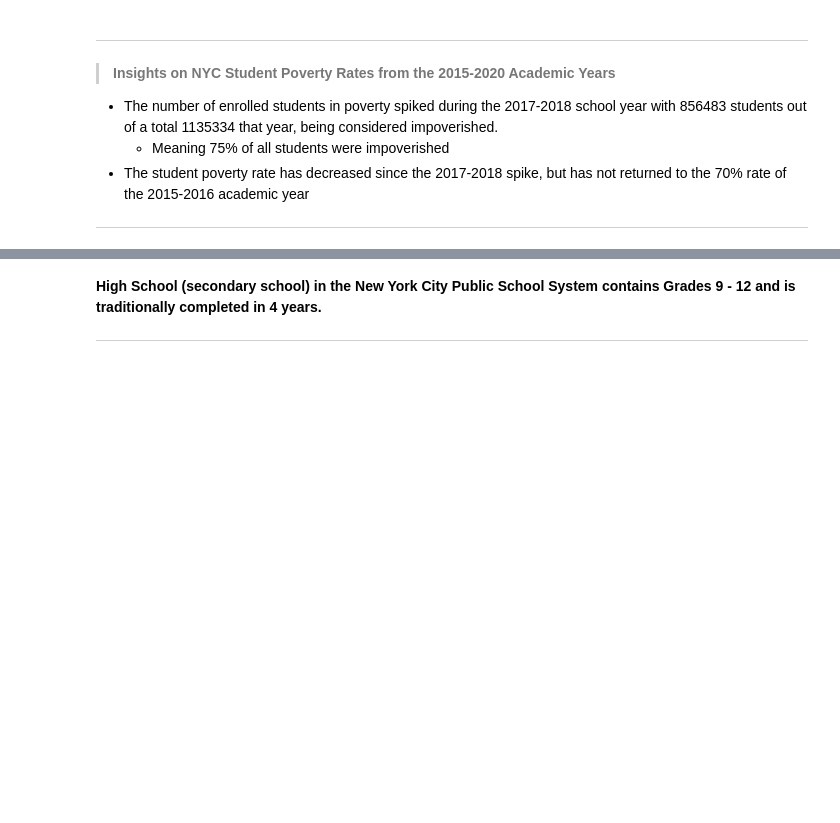
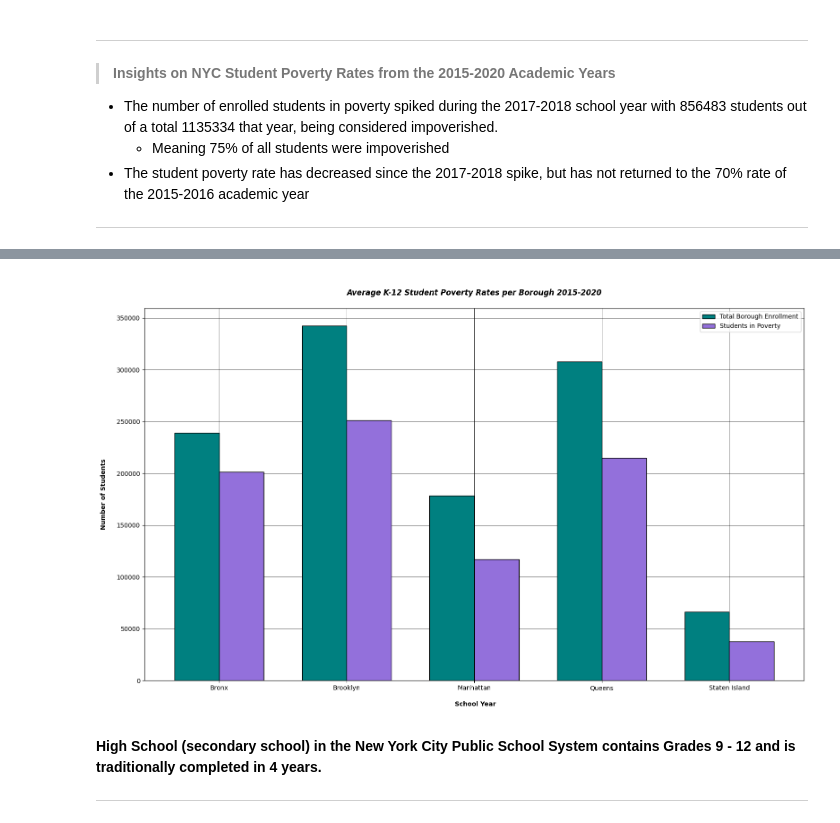
Before and after one commit to thetechleila/NYC-Public-Schools-EDA-Pre-and-Post-Pandemic, a Jupyter notebook: code/eda.ipynb, the cells around one changed output, grey strips where cells are left out. Saved outputs shown, nothing was run; the diff lists cells and outputs as text; code cells hidden in the pictures; blank space fills up the shorter version.

```diff
--- a/code/eda.ipynb
+++ b/code/eda.ipynb
@@ -631,0 +634,9 @@ ___
+# %%
+#Use GroupBy to get single poverty rate averages per Borough
+pov_cols = ["Total Enrollment", "# Poverty"]
+
+boro_eth_df = boro_dem_df[["Borough"] + pov_cols]
+
+boro_avg_pov = (boro_econ_df.groupby("Borough", as_index=False)[pov_cols].mean())
+
+boro_avg_pov
@@ -632,3 +650,38 @@ ___
+# %%
+#Visualize avg k-12 enrollment against number of students in poverty by borough
+
+boro5 = boro_avg_pov['Borough']
+boro_enr = boro_avg_pov['Total Enrollment']
+boro_pov = boro_avg_pov['# Poverty']
+
+#Set bar width and x
+x = np.arange(len(boro5))
+width = 0.35
+
+#Set up bar details and figure size for plot
+fig, ax = plt.subplots(figsize=(16, 10), edgecolor ='black')
+
+#Remove scientific notation from y axis
+plt.gcf().axes[0].yaxis.get_major_formatter().set_scientific(False)
+
+bars1 = ax.bar(x - width/2, boro_enr, width, label='Total Borough Enrollment', color='teal', edgecolor ='black')
+bars2 = ax.bar(x + width/2, boro_pov, width, label='Students in Poverty', color='mediumpurple', edgecolor ='black')
+
+ax.set_ylabel('Number of Students\n', weight='bold')
+ax.set_xlabel('\n School Year\n', weight='bold')
+ax.set_title('\nAverage K-12 Student Poverty Rates per Borough 2015-2020\n',
+             weight='bold', style='italic')
+
+ax.set_axisbelow(True)
+ax.grid(True, linewidth=0.5, color="black")
+ax.set_xticks(x)
+ax.set_xticklabels(boro5)
+ax.legend()
+
+plt.tight_layout()
+plt.show()
+# %% [output]
+[figure, added]
 # %% [markdown]
 **High School (secondary school) in the New York City Public School System contains Grades 9 - 12 and is traditionally completed in 4 years.**
 ___
```
Also changed, not shown: parts of 10 cells of this notebook.
